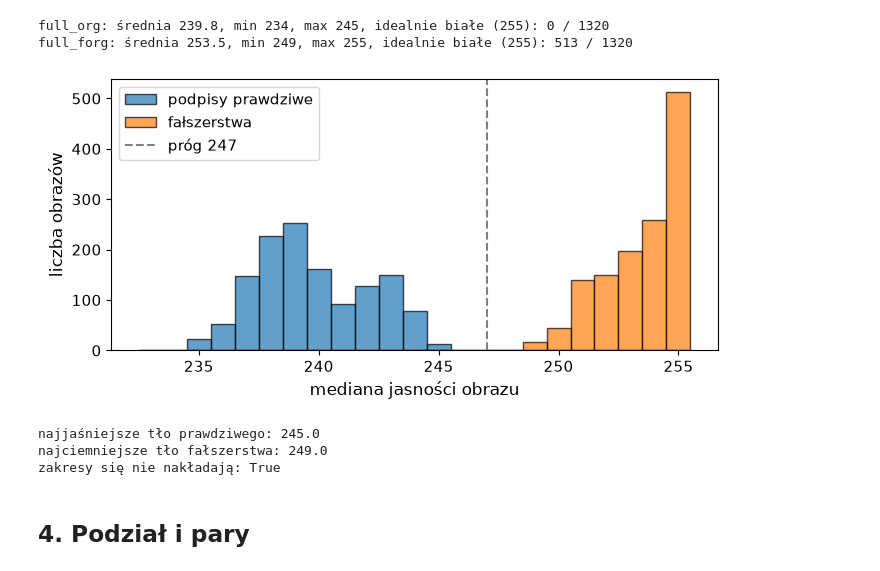
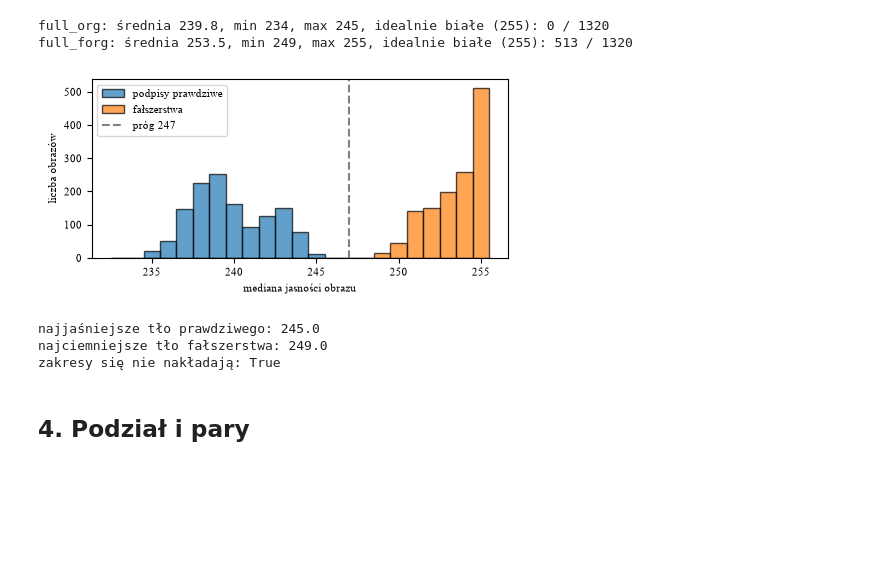
Before and after one commit to sluchson/signature-verification, a Jupyter notebook: notebooks/01_eksploracja_danych.ipynb, the cells around one changed output. Cells and saved outputs as stored; diff of their text form; code cells hidden in the pictures; blank space fills up the shorter version.

Commit message:
README, aktualizacja literatury i formatowania, rysunki w Times, rozdzial 2, porzadki w notebooku 04

```diff
--- a/notebooks/01_eksploracja_danych.ipynb
+++ b/notebooks/01_eksploracja_danych.ipynb
@@ -186,6 +186,8 @@ full_org: 1095 unikalnych rozmiarów, z czego 935 (85.4%) występuje tylko u jed
 full_forg: 1006 unikalnych rozmiarów, z czego 786 (78.1%) występuje tylko u jednego pisarza
 # %%
 import matplotlib.pyplot as plt
+
+plt.rcParams["font.family"] = "Times New Roman"
 
 writer = 1
 files = [
@@ -195,7 +197,7 @@ files = [
 ]
 labels = ["a) podpis prawdziwy", "b) podpis prawdziwy", "c) fałszerstwo"]
 
-fig, axes = plt.subplots(1, 3, figsize=(9, 2.6))
+fig, axes = plt.subplots(1, 3, figsize=(6.1, 1.8))
 for ax, path in zip(axes, files):
     img = Image.open(path).convert("L")
     ax.imshow(img, cmap="gray", vmin=0, vmax=255)
@@ -207,8 +209,8 @@ plt.tight_layout()
 fig.canvas.draw()
 for ax, label in zip(axes, labels):
     pos = ax.get_position()
-    fig.text((pos.x0 + pos.x1) / 2, pos.y0 - 0.03, label, ha="center", va="top", fontsize=14)
+    fig.text((pos.x0 + pos.x1) / 2, pos.y0 - 0.03, label, ha="center", va="top", fontsize=9)
 
-fig.savefig(FIG_DIR / "cedar_przyklad.png", dpi=200, bbox_inches="tight")
+fig.savefig(FIG_DIR / "cedar_przyklad.png", dpi=300, bbox_inches="tight")
 plt.show()
 # %% [output]
@@ -233,27 +235,29 @@ for name, v in [("full_org", bg_org), ("full_forg", bg_forg)]:
 full_org: średnia 239.8, min 234, max 245, idealnie białe (255): 0 / 1320
 full_forg: średnia 253.5, min 249, max 255, idealnie białe (255): 513 / 1320
 # %%
+plt.rcParams["font.family"] = "Times New Roman"
+
 bins = np.arange(232.5, 256.5, 1)
 
-fig, ax = plt.subplots(figsize=(7, 3.5))
+fig, ax = plt.subplots(figsize=(4.9, 2.45))
 ax.hist(bg_org, bins=bins, color="tab:blue", edgecolor="black", alpha=0.7, label="podpisy prawdziwe")
 ax.hist(bg_forg, bins=bins, color="tab:orange", edgecolor="black", alpha=0.7, label="fałszerstwa")
 ax.axvline(247, color="gray", linestyle="--", label="próg 247")
 
-ax.set_xlabel("mediana jasności obrazu", fontsize=12)
-ax.set_ylabel("liczba obrazów", fontsize=12)
-ax.tick_params(labelsize=11)
-ax.legend(fontsize=11)
+ax.set_xlabel("mediana jasności obrazu", fontsize=8)
+ax.set_ylabel("liczba obrazów", fontsize=8)
+ax.tick_params(labelsize=8)
+ax.legend(fontsize=8)
 
 plt.tight_layout()
-fig.savefig(FIG_DIR / "tlo_histogram.png", dpi=200, bbox_inches="tight")
+fig.savefig(FIG_DIR / "tlo_histogram.png", dpi=300, bbox_inches="tight")
 plt.show()
 
 print("najjaśniejsze tło prawdziwego:", bg_org.max())
 print("najciemniejsze tło fałszerstwa:", bg_forg.min())
 print("zakresy się nie nakładają:", bg_org.max() < bg_forg.min())
 # %% [output]
-[figure, old version]
+[figure, new version]
 najjaśniejsze tło prawdziwego: 245.0
 najciemniejsze tło fałszerstwa: 249.0
 zakresy się nie nakładają: True
```
Also changed, not shown: parts of 2 cells of this notebook, 9 other files.
